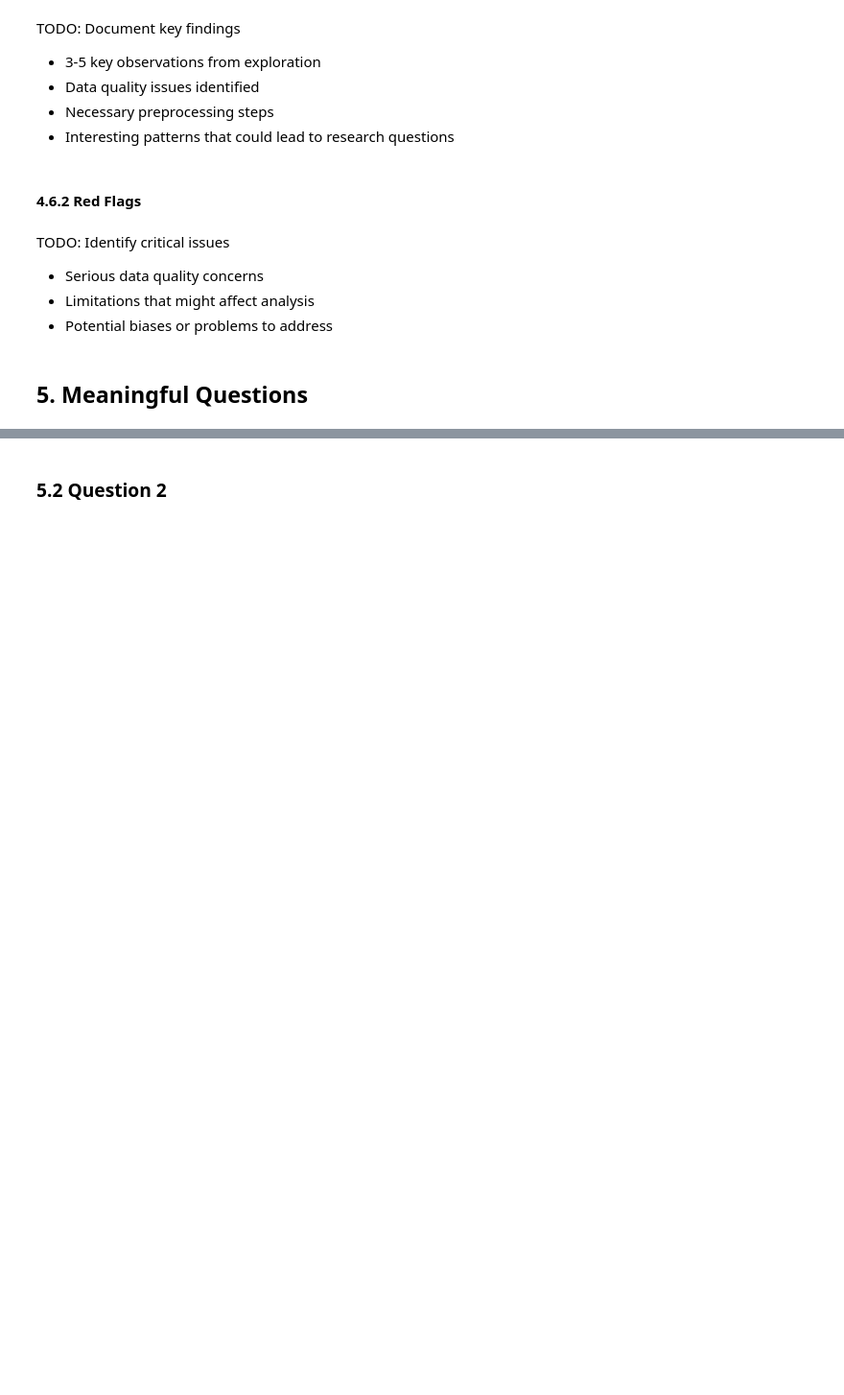
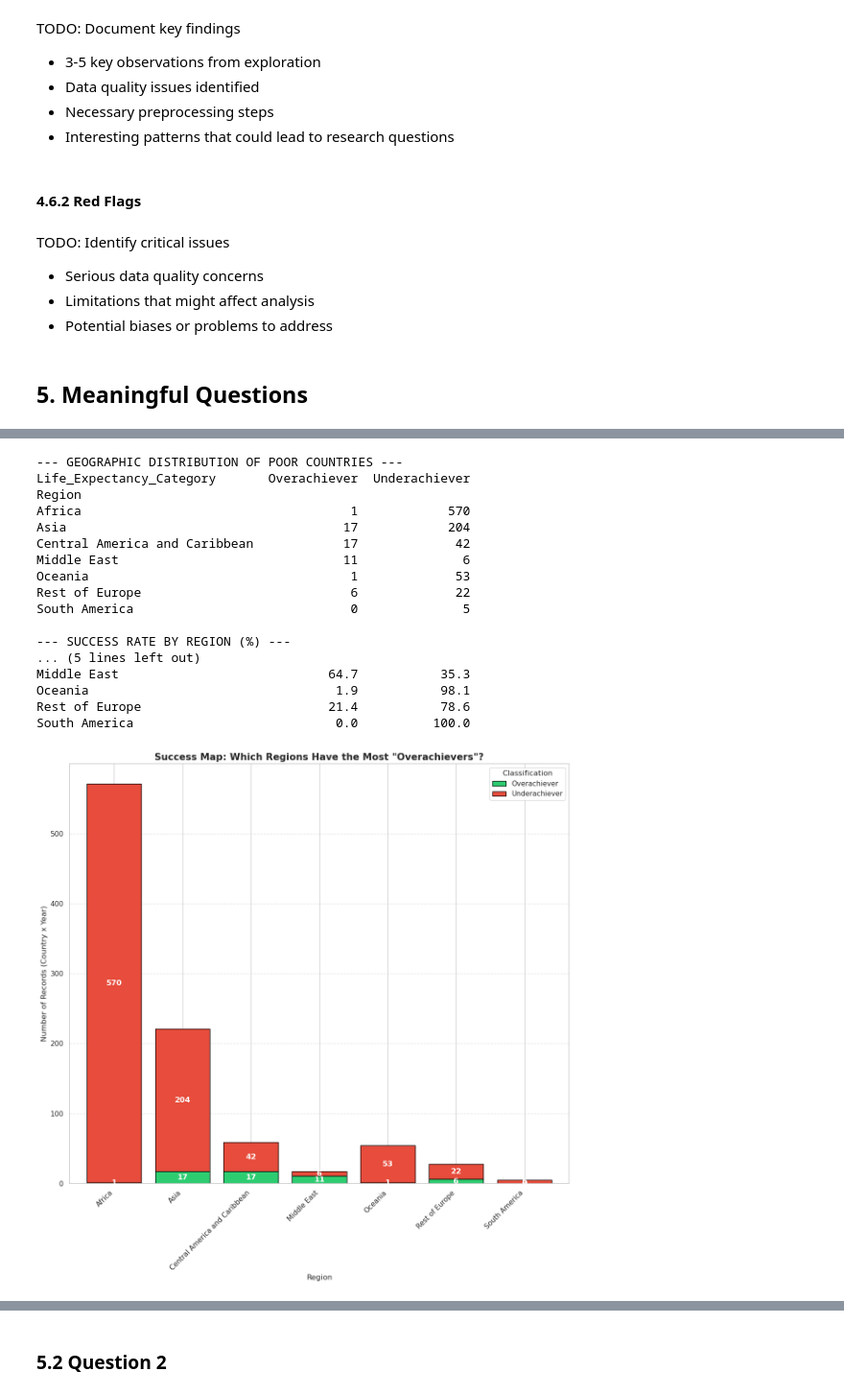
Before and after one commit to Shinoaki0145/Life_Expectancy_WHO, a Jupyter notebook: src/main.ipynb, the cells around one changed output, grey strips where cells are left out. Shown at 96% size. Drawn from its saved outputs; the diff is of its cells as text; code cells hidden in the pictures; blank space fills up the shorter version.

```diff
--- a/src/main.ipynb
+++ b/src/main.ipynb
@@ -377,0 +666,50 @@ TODO: Identify critical issues
+# %%
+sns.set_theme(style="whitegrid")
+plt.rcParams['figure.figsize'] = (12, 12)
+
+# Create crosstab of Region vs Life Expectancy Category
+region_crosstab = pd.crosstab(df_low_gdp['Region'], df_low_gdp['Life_Expectancy_Category'])
+
+print("--- GEOGRAPHIC DISTRIBUTION OF POOR COUNTRIES ---")
+print(region_crosstab)
+
+# Calculate percentage distribution
+region_pct = pd.crosstab(df_low_gdp['Region'], df_low_gdp['Life_Expectancy_Category'], normalize='index') * 100
+print("\n--- SUCCESS RATE BY REGION (%) ---")
+print(region_pct.round(1))
+
+ax = region_crosstab.plot(kind='bar', stacked=True,
+                          color=['#2ecc71', '#e74c3c'],
+                          width=0.8, edgecolor='black')
+
+plt.title('Success Map: Which Regions Have the Most "Overachievers"?', fontsize=15, fontweight='bold')
+plt.ylabel('Number of Records (Country x Year)', fontsize=12)
+plt.xlabel('Region', fontsize=12)
+plt.legend(title='Classification', loc='upper right')
+plt.xticks(rotation=45, ha='right')
+plt.grid(axis='y', linestyle='--', alpha=0.5)
+
+for c in ax.containers:
+    ax.bar_label(c, label_type='center', color='white', fontweight='bold')
+
+plt.tight_layout()
+plt.show()
+# %% [output]
+--- GEOGRAPHIC DISTRIBUTION OF POOR COUNTRIES ---
+Life_Expectancy_Category       Overachiever  Underachiever
+Region
+Africa                                    1            570
+Asia                                     17            204
+Central America and Caribbean            17             42
+Middle East                              11              6
+Oceania                                   1             53
+Rest of Europe                            6             22
+South America                             0              5
+
+--- SUCCESS RATE BY REGION (%) ---
+... (5 lines left out)
+Middle East                            64.7           35.3
+Oceania                                 1.9           98.1
+Rest of Europe                         21.4           78.6
+South America                           0.0          100.0
+[figure, added]
```
Also changed, not shown: parts of 97 cells of this notebook.
